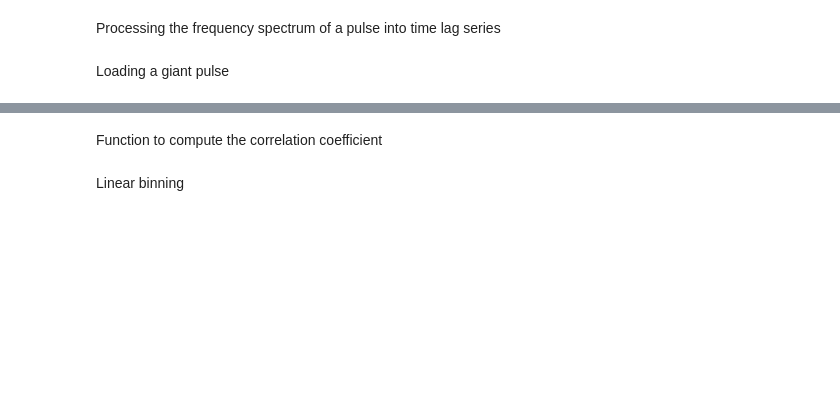
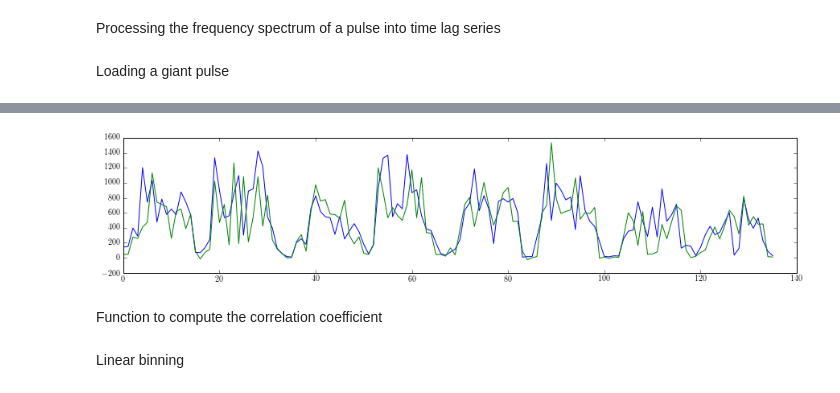
Before and after one commit to xiaozhengxu/scint_analysis, a Jupyter notebook: EVN_crab/process_frequency.ipynb, the cells around one changed output, grey strips where cells are left out. Cells and saved outputs as stored; diff of their text form; code cells hidden in the pictures; blank space fills up the shorter version.

```diff
--- a/EVN_crab/process_frequency.ipynb
+++ b/EVN_crab/process_frequency.ipynb
@@ -96,0 +35,99 @@ WARNING: pylab import has clobbered these variables: ['f', 'text']
+# %%
+def get_SN(outputsumfreq):
+    noise_std = np.std(outputsumfreq[:5])
+    noise_mean = np.mean(outputsumfreq[:5])
+    sigs_noise = (outputsumfreq-noise_mean)/noise_std
+    return sigs_noise
+
+def process_freq_spec(gp1,nchan,index=None,draw=0):
+    '''function takes a continuous frequency spectrum and cuts it into 8 bands, divide by the giant pulse mean, and normalize it by itself gp1=freq_spec[i]. function also plots the frequency spectrum'''
+    gp1_8=np.array([gp1[int(40./512*nchan):int(465./512*nchan)]])
+    for j in range(7):gp1_8=np.append(gp1_8,np.array([gp1[(j+1)*(nchan+1)+int(40./512*nchan):(j+1)*(nchan+1)+int(465./512*nchan)]]),0)
+#     gp1_8/=gpab #Dividing by giant pulse average
+    for i in range(8):gp1_8[i]=gp1_8[i]/gp1_8[i].mean()-1.
+    if draw:
+        f,axarr=plt.subplots(8,1,figsize=(10,15))
+
+        for i in range(8):axarr[i].plot(gp1_8[i])
+        axarr[0].set_title('Frequency spectrum of giant pulse at {}'.format(time_values[index]))
+    return gp1_8
+
+def load_gp(time_string,telescope,nchan,draw = 0):
+    '''Takes in a time string, a string indicating whcih telescope to use, and an interger of nchan'''
+    gp1 = np.load('/home/ramain/GPs/GP{}/p{}.npy'.format(telescope,time_string))
+    gp1t = np.fft.irfft(gp1,axis=1)
+    gp1s = gp1t.reshape(-1,2*nchan,16)
+    gp1s = np.fft.rfft(gp1s,axis=1)
+    dchan = gp1s
+    dR = np.concatenate((dchan[:,::-1,8], dchan[...,0], dchan[:,::-1,10], dchan[...,2], dchan[:,::-1,12], dchan[...,4], dchan[:,::-1,14], dchan[...,6]), axis=1)
+    dL = np.concatenate((dchan[:,::-1,9], dchan[...,1], dchan[:,::-1,11], dchan[...,3], dchan[:,::-1,13], dchan[...,5], dchan[:,::-1,15], dchan[...,7]), axis=1)
+    output = (abs(dR)**2 + abs(dL)**2).T
+
+
+    outputsumfreq = output.sum(0) #dedispersed
+    #computes signal to noise after summing all the frequencies
+    sigs_noise = get_SN(outputsumfreq)
+
+    S_N = max(sigs_noise)
+    peak_time = np.argmax(sigs_noise)
+
+    background_freq = output[:,peak_time-(512/nchan)*7:peak_time-(512/nchan)*3].mean(1)
+
+    output_pulse = output[:,peak_time-1:peak_time+6].mean(1)
+
+    freq_spec = output_pulse-background_freq
+#     freq_spec = output_pulse
+    if draw:
+        figure(figsize = (10,3))
+        plot(outputsumfreq)
+    return freq_spec,background_freq
+
+text_name = 'good_pulses.txt'
+with open(text_name, 'r') as f:
+    text = f.read()
+    text_lines = text.split('\n')
+
+%pylab inline
+i = 218
+nchan = 16
+fs1,fs1bg = load_gp(text_lines[i-1],'jb',nchan)
+fs2,fs2bg = load_gp(text_lines[i-1],'ef',nchan)
+
+fgp1 = process_freq_spec(fs1,nchan,i-1,draw = 0)
+# tgp1 = transform_to_timelag(fgp1,i-1,draw = 0)
+
+fgp2 = process_freq_spec(fs2,nchan,i-1)
+# tgp2 = transform_to_timelag(fgp2,i-1,draw = 0)
+fgp1bg = process_freq_spec(fs1bg,nchan,i-1)
+fgp2bg = process_freq_spec(fs2bg,nchan,i-1)
+
+# plot_2_freq(fgp1,fgp2,[i-1,i-1])
+# plot_2_timelag(tgp1,tgp2,[i-1,i-1])
+
+figure(figsize = (15,3))
+plot(fs1)
+plot(fs2)
+
+def get_cc((fs1,fs1bg),(fs2,fs2bg)):
+    mean1 = np.mean(fs1)
+    mean2 = np.mean(fs2)
+    numerator = np.mean((fs1-mean1)*(fs2-mean2))
+    denominator = np.sqrt(((np.std(fs1))**2-(np.std(fs1bg))**2)*((np.std(fs2))**2-(np.std(fs2bg))**2))
+    return numerator/denominator
+
+def get_ccs((fs1,fs1bg),(fs2,fs2bg)):
+    coefficients= []
+    for i in range(8):
+        X = fs1[i]
+        Y = fs2[i]
+        Xbg = fs1bg[i]
+        Ybg = fs2bg[i]
+#         coefficient = np.corrcoef(X,Y)[0,1] # np.corrcoef returns a matrix [1, coeff;coeff,1]
+        coefficient = get_cc((X,Xbg),(Y,Ybg))
+        coefficients.append(coefficient)
+    return np.mean(coefficients),coefficients
+
+cc,ccs=get_ccs((fgp1,fgp1bg),(fgp2,fgp2bg))
+print 'the two pulses are', cc ,'correlated'
+print ccs
+# %% [output]
@@ -97,3 +139,4 @@ WARNING: pylab import has clobbered these variables: ['f', 'text']
+[figure, added]
 # %%
 nchan = 512
 
```
Also changed, not shown: parts of 8 cells of this notebook, 1 other file.
